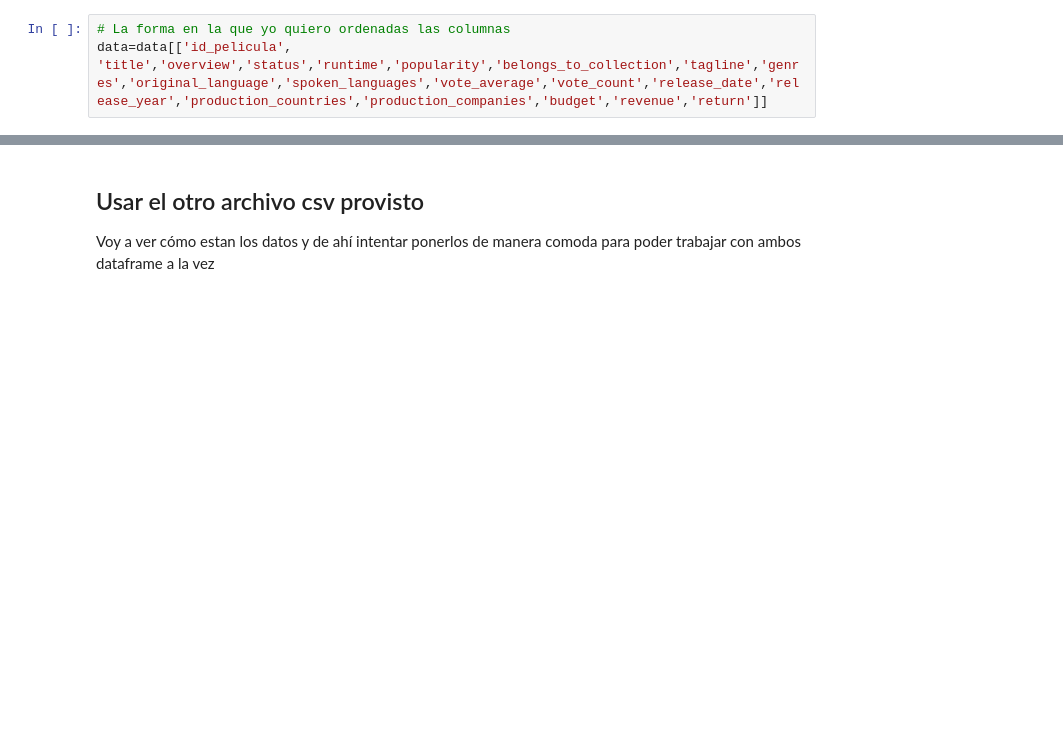
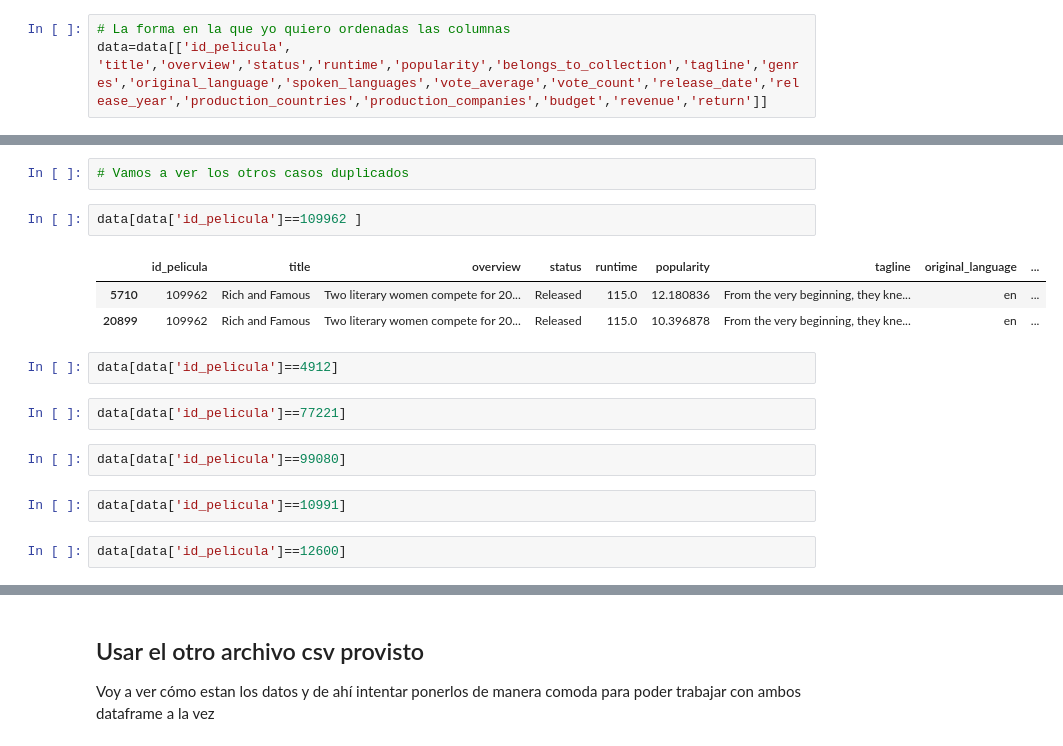
Before and after one commit to A-Lasso/Proyecto_Individual1, a Jupyter notebook: Codigo.ipynb, the cells around one changed output, grey strips where cells are left out. Cells and saved outputs as stored; diff of their text form; blank space fills up the shorter version.

```diff
--- a/Codigo.ipynb
+++ b/Codigo.ipynb
@@ -251,0 +298,18 @@ data.sort_values(["return"], ascending=False).head()
+# %%
+# Vamos a ver los otros casos duplicados
+# %%
+data[data['id_pelicula']==109962 ]
+# %% [output]
+|  | id_pelicula | title | overview | status | runtime | popularity | tagline | original_language | ... |
+| 5710 | 109962 | Rich and Famous | Two literary women compete for 20... | Released | 115.0 | 12.180836 | From the very beginning, they kne... | en | ... |
+| 20899 | 109962 | Rich and Famous | Two literary women compete for 20... | Released | 115.0 | 10.396878 | From the very beginning, they kne... | en | ... |
+# %%
+data[data['id_pelicula']==4912]
+# %%
+data[data['id_pelicula']==77221]
+# %%
+data[data['id_pelicula']==99080]
+# %%
+data[data['id_pelicula']==10991]
+# %%
+data[data['id_pelicula']==12600]
```
Also changed, not shown: parts of 38 cells of this notebook, 2 other files.
